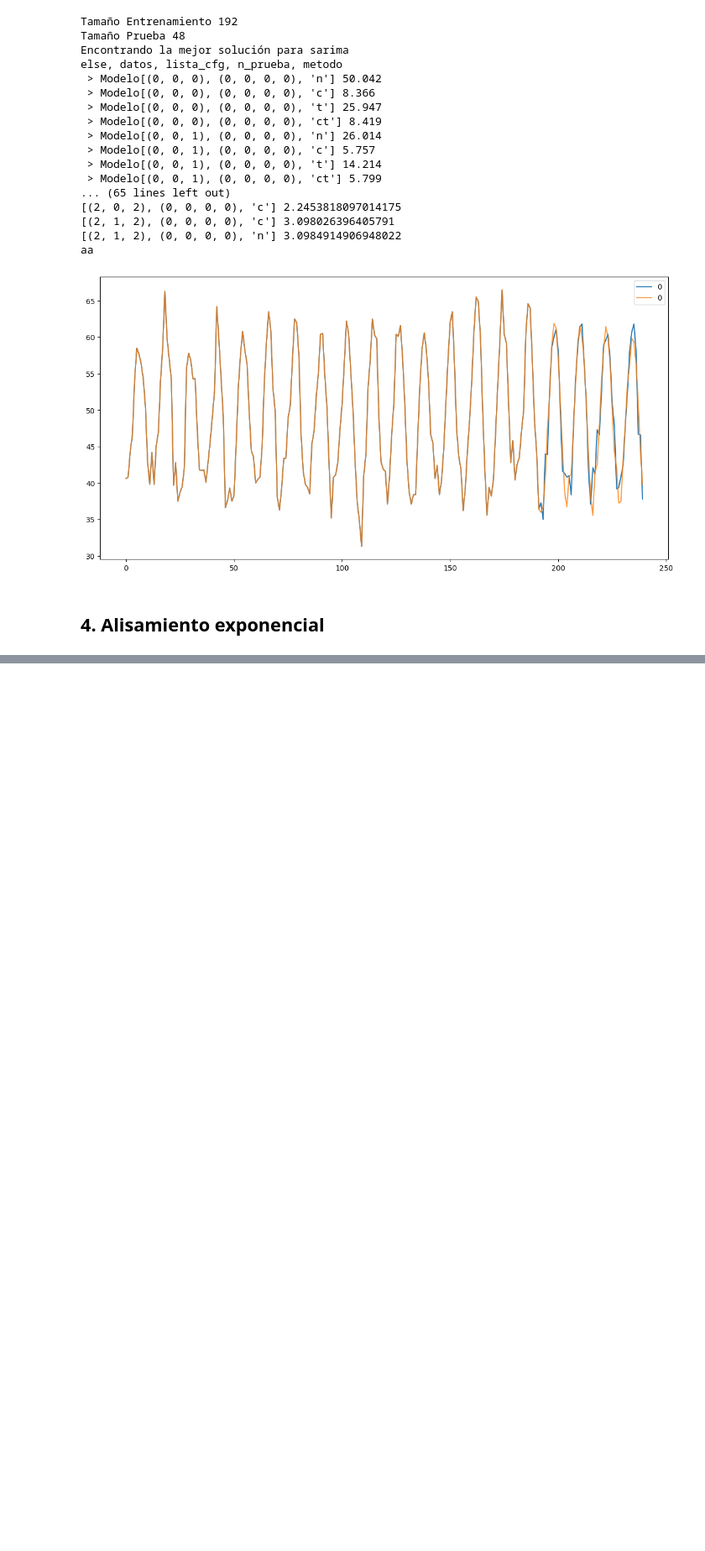
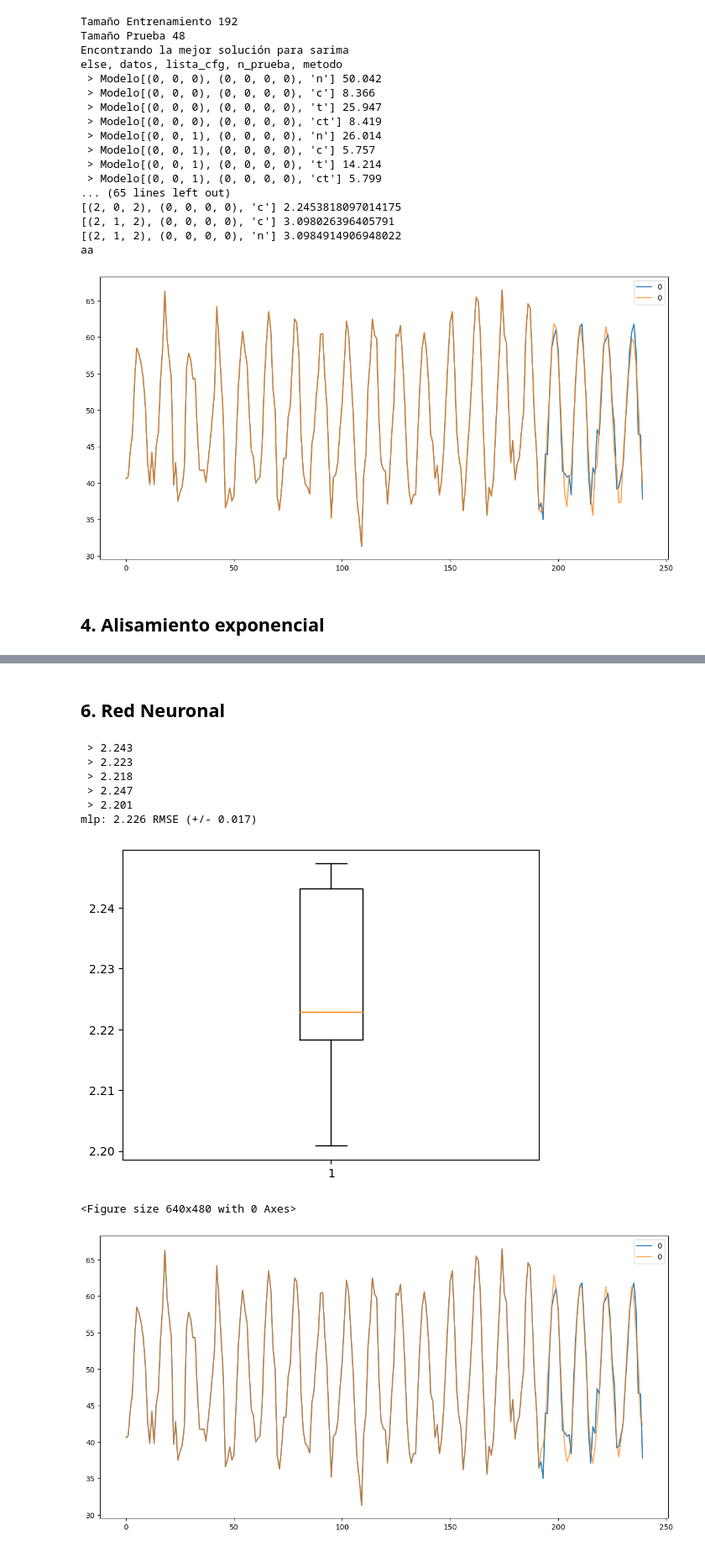
Before and after one commit to Priscigs/Lab3-DS, a Jupyter notebook: monthly-mean-temp.ipynb, the cells around one changed output, grey strips where cells are left out. Shown at 84% size. Cells and saved outputs as stored; diff of their text form; code cells hidden in the pictures; blank space fills up the shorter version.

```diff
--- a/monthly-mean-temp.ipynb
+++ b/monthly-mean-temp.ipynb
@@ -416,0 +534,2 @@ IndexError: list index out of range
+# %% [markdown]
+## 6. Red Neuronal
@@ -416,0 +538,4 @@ IndexError: list index out of range
+# %%
+# split a univariate dataset into train/test sets
+def division_entreno_prueba(datos, n_prueba):
+    return datos[:-n_prueba], datos[-n_prueba:]
@@ -416,0 +557,10 @@ IndexError: list index out of range
+# %%
+def evaluacion_iter(datos, config, n_prueba, n_repeticiones = 5):
+	# ajustar y evaluar el modelo n veces
+    resultados = []
+    predicciones = []
+    for _ in range(n_repeticiones):
+        resultados_temp, predicciones_temp = validacion_al_frente(datos, n_prueba, config)
+        resultados.append(resultados_temp)
+        predicciones.append(predicciones_temp)
+    return [resultados, predicciones]
@@ -416,0 +613,36 @@ IndexError: list index out of range
+# %%
+def resumir_resultados(nombre, resultados):
+	# imprimir un resúmen
+	media_result, std_result = mean(resultados), std(resultados)
+	print(f'{nombre}: {media_result:.3f} RMSE (+/- {std_result:.3f})')
+	# gráficas de caja y bigotes
+	pyplot.boxplot(resultados)
+	pyplot.show()
+# %%
+def buscar_mejor_solucion(series, nombre, metodo = "red neuronal"):
+    datos = series.values
+    n_prueba = int(len(datos)*0.2) # porcentaje utilizado para prueba
+    config = [24, 500, 100, 100]
+    resultados, predicciones = evaluacion_iter(datos, config, n_prueba)
+    resumir_resultados('mlp', resultados)
+    plt.savefig("resultados_{nombre}_{metodo}.png")
+    plt.show()
+    entreno, prueba = division_entreno_prueba(datos,n_prueba)
+    prediccion = pd.DataFrame(list(entreno.flatten()) + np.array(predicciones[0]).flatten().tolist())
+    ax = pd.DataFrame(datos).plot(label="Original") # datos originales
+    prediccion.plot(ax=ax, alpha=.7, figsize=(14,7))
+    plt.savefig("pred_{nombre}_{metodo}.png")
+    plt.show()
+# %%
+series = pd.read_csv('monthly-mean-temp.csv', header=0,parse_dates=["Month"],index_col=0)
+buscar_mejor_solucion(series,"temp")
+# %% [output]
+ > 2.243
+ > 2.223
+ > 2.218
+ > 2.247
+ > 2.201
+mlp: 2.226 RMSE (+/- 0.017)
+[figure, added]
+<Figure size 640x480 with 0 Axes>
+[figure, added]
```
Also changed, not shown: parts of 15 cells of this notebook, 20 other files.
